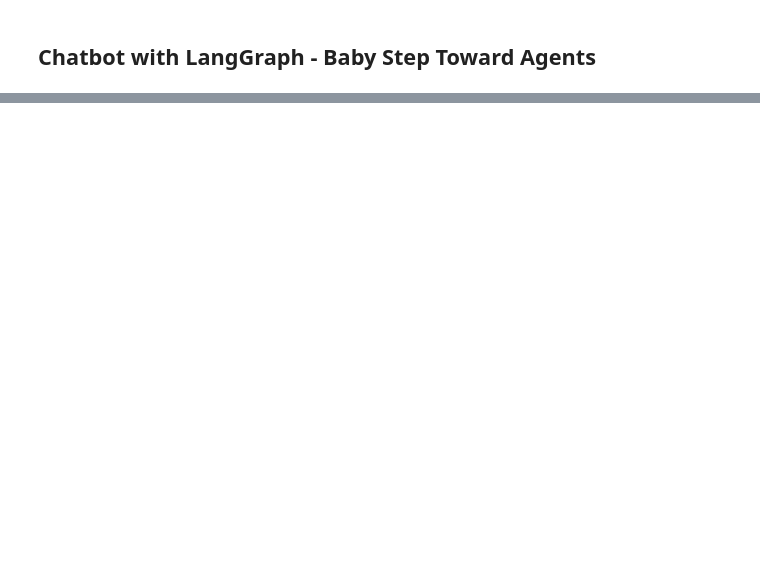
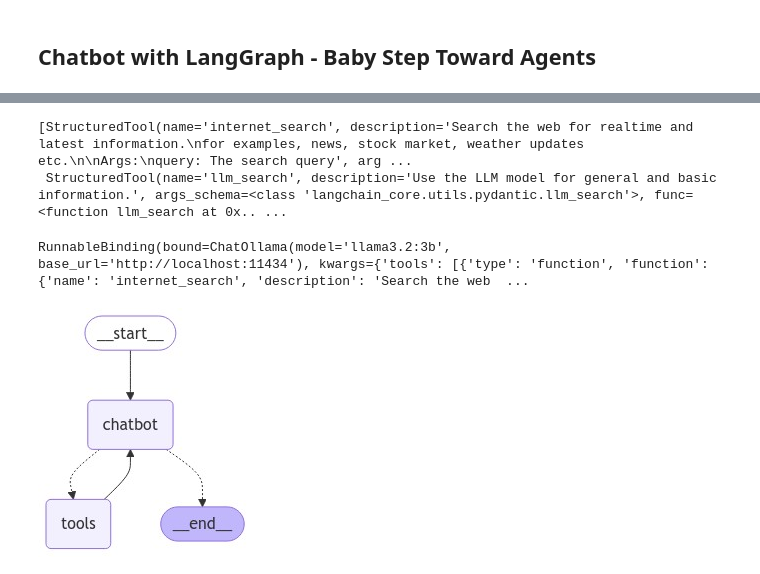
Before and after one commit to parthebhan/LangGraph-and-Ollama, a Jupyter notebook: 05 Chatbot with LangGraph and Ollama/Chatbot with LangGraph.ipynb, the cells around one changed output, grey strips where cells are left out. Cells and saved outputs as stored; diff of their text form; code cells hidden in the pictures; blank space fills up the shorter version.

Commit message:
chatbot with memory

```diff
--- a/05 Chatbot with LangGraph and Ollama/Chatbot with LangGraph.ipynb
+++ b/05 Chatbot with LangGraph and Ollama/Chatbot with LangGraph.ipynb
@@ -62,0 +113,41 @@ graph.invoke({"messages": ["Hi", "myself is laxmi kant"]})
+# %%
+tools = [internet_search, llm_search]
+tools
+# %% [output]
+[StructuredTool(name='internet_search', description='Search the web for realtime and latest information.\nfor examples, news, stock market, weather updates etc.\n\nArgs:\nquery: The search query', arg ...
+ StructuredTool(name='llm_search', description='Use the LLM model for general and basic information.', args_schema=<class 'langchain_core.utils.pydantic.llm_search'>, func=<function llm_search at 0x.. ...
+# %%
+llm_with_tools = llm.bind_tools(tools)
+llm_with_tools
+# %% [output]
+RunnableBinding(bound=ChatOllama(model='llama3.2:3b', base_url='http://localhost:11434'), kwargs={'tools': [{'type': 'function', 'function': {'name': 'internet_search', 'description': 'Search the web  ...
+# %%
+class State(TypedDict):
+    # {"messages": ["your message"]}
+    messages: Annotated[list, add_messages]
+
+
+def chatbot(state: State):
+    response = llm_with_tools.invoke(state["messages"])
+    return {"messages": [response]}
+# %%
+from langgraph.checkpoint.memory import MemorySaver
+
+memory = MemorySaver()
+
+graph_builder = StateGraph(State)
+
+graph_builder.add_node("chatbot", chatbot)
+tool_node = ToolNode(tools=tools)
+graph_builder.add_node("tools", tool_node)
+
+graph_builder.add_conditional_edges("chatbot", tools_condition)
+
+graph_builder.add_edge("tools", "chatbot")
+graph_builder.set_entry_point("chatbot")
+
+graph = graph_builder.compile(checkpointer=memory)
+
+display(Image(graph.get_graph().draw_mermaid_png()))
+# %% [output]
+[figure, added]
```
Also changed, not shown: parts of 21 cells of this notebook.
